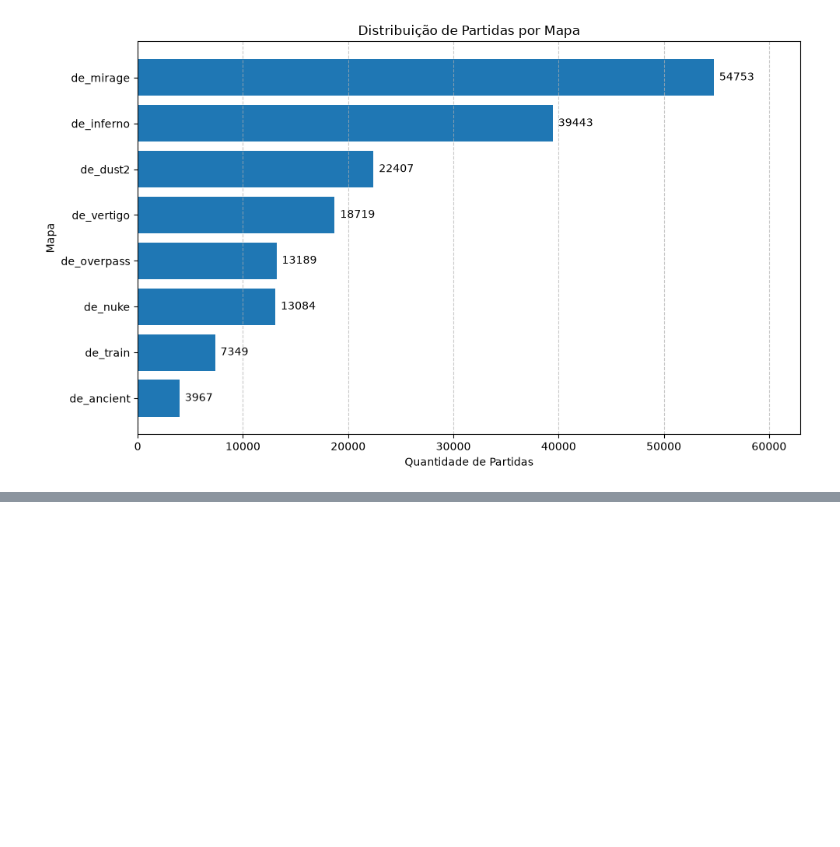
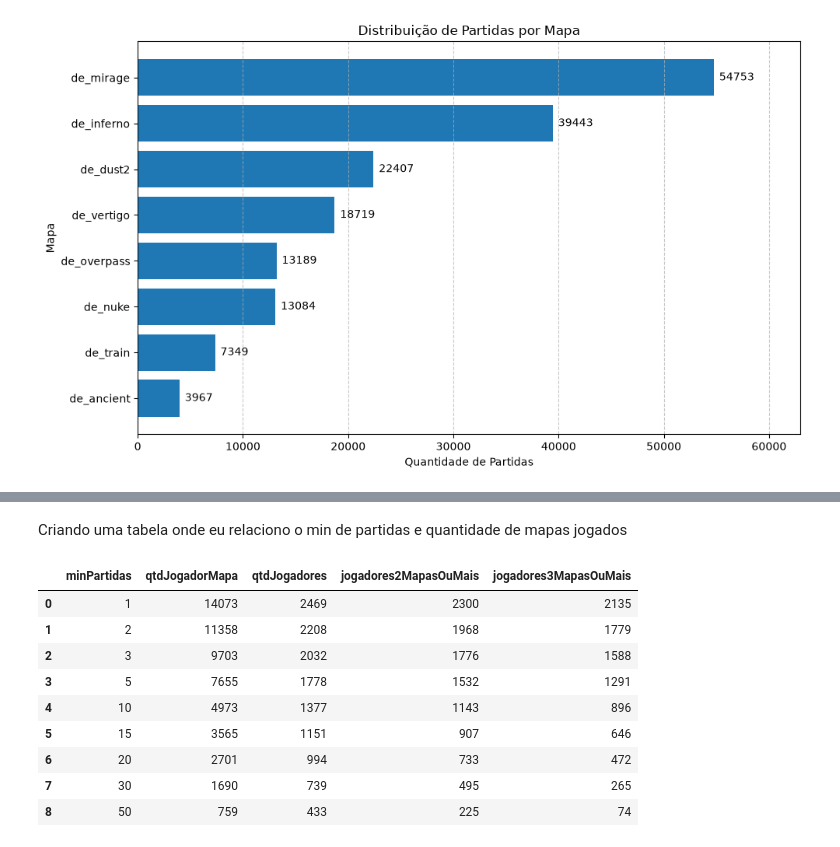
Before and after one commit to lucasccesar/Projeto-IA, a Jupyter notebook: notebooks/01_eda_dataset.ipynb, the cells around one changed output, grey strips where cells are left out. Cells and saved outputs as stored; diff of their text form; code cells hidden in the pictures; blank space fills up the shorter version.

```diff
--- a/notebooks/01_eda_dataset.ipynb
+++ b/notebooks/01_eda_dataset.ipynb
@@ -680,0 +767,19 @@ plt.show()
+# %%
+limites = [1, 2, 3, 5, 10, 15, 20, 30, 50]
+
+resultado_limites = []
+
+for limite in limites:
+    dados_filtrados = jogador_mapa[
+        jogador_mapa['qtdPartidasMapa'] >= limite
+    ]
+
+    resultado_limites.append({
+        'minPartidas': limite,
+        'qtdJogadorMapa': len(dados_filtrados),
+        'qtdJogadores': dados_filtrados['idPlayer'].nunique()
+    })
+
+resultado_limites = pd.DataFrame(resultado_limites)
+
+display(resultado_limites)
@@ -680,0 +797,38 @@ plt.show()
+# %% [markdown]
+Criando uma tabela onde eu relaciono o min de partidas e quantidade de mapas jogados
+# %%
+resultado_limites = []
+
+for limite in limites:
+    dados_filtrados = jogador_mapa[
+        jogador_mapa['qtdPartidasMapa'] >= limite
+    ]
+
+    mapas_por_jogador = (
+        dados_filtrados
+        .groupby('idPlayer')['descMapName']
+        .nunique()
+    )
+
+    resultado_limites.append({
+        'minPartidas': limite,
+        'qtdJogadorMapa': len(dados_filtrados),
+        'qtdJogadores': dados_filtrados['idPlayer'].nunique(),
+        'jogadores2MapasOuMais': (mapas_por_jogador >= 2).sum(),
+        'jogadores3MapasOuMais': (mapas_por_jogador >= 3).sum()
+    })
+
+resultado_limites = pd.DataFrame(resultado_limites)
+
+display(resultado_limites)
+# %% [output]
+|  | minPartidas | qtdJogadorMapa | qtdJogadores | jogadores2MapasOuMais | jogadores3MapasOuMais |
+| 0 | 1 | 14073 | 2469 | 2300 | 2135 |
+| 1 | 2 | 11358 | 2208 | 1968 | 1779 |
+| 2 | 3 | 9703 | 2032 | 1776 | 1588 |
+| 3 | 5 | 7655 | 1778 | 1532 | 1291 |
+| 4 | 10 | 4973 | 1377 | 1143 | 896 |
+| 5 | 15 | 3565 | 1151 | 907 | 646 |
+| 6 | 20 | 2701 | 994 | 733 | 472 |
+| 7 | 30 | 1690 | 739 | 495 | 265 |
+| 8 | 50 | 759 | 433 | 225 | 74 |
```
Also changed, not shown: parts of 17 cells of this notebook.
